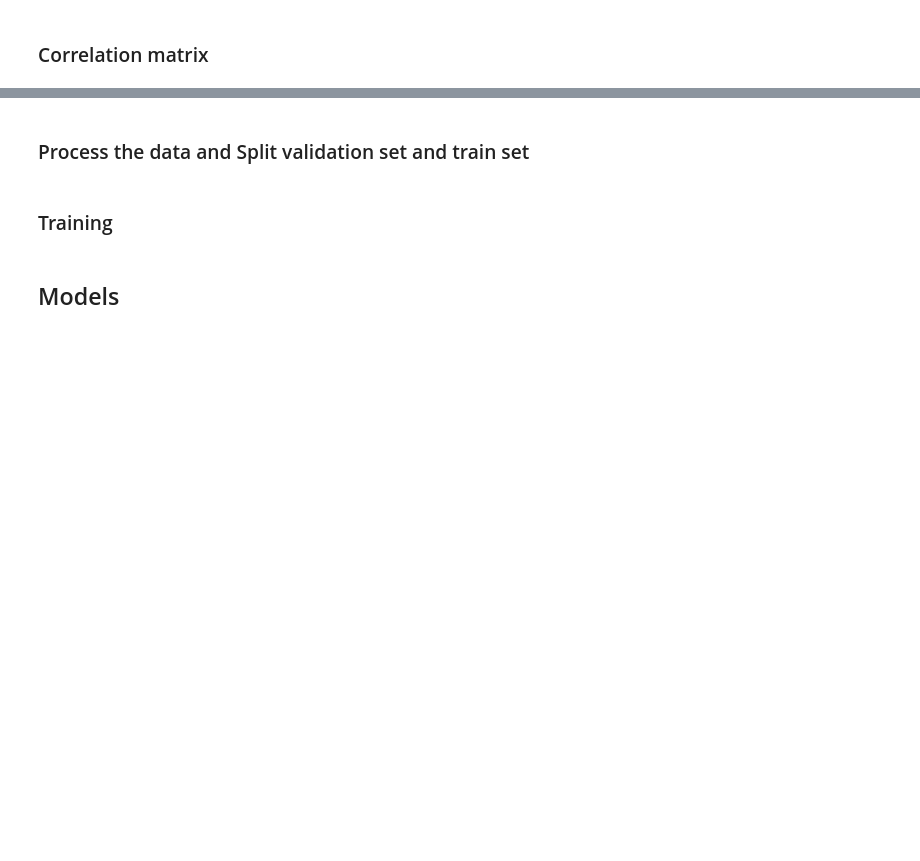
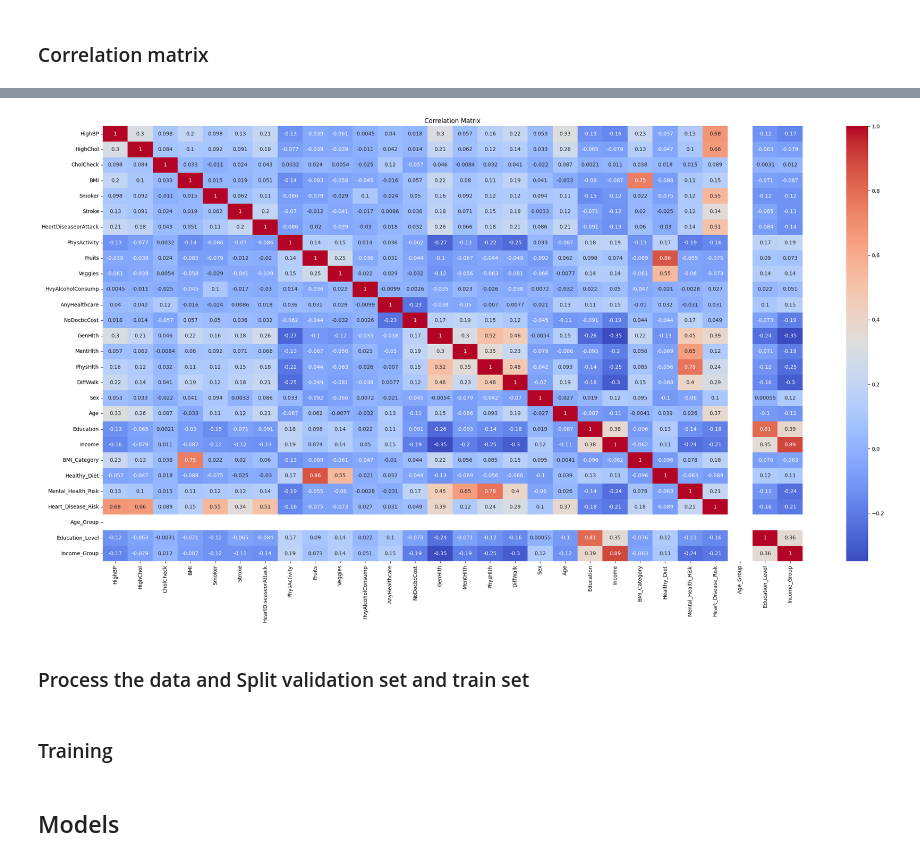
Before and after one commit to GharibSidney/kaggle_ML, a Jupyter notebook: src/test.ipynb, the cells around one changed output, grey strips where cells are left out. Cells and saved outputs as stored; diff of their text form; code cells hidden in the pictures; blank space fills up the shorter version.

```diff
--- a/src/test.ipynb
+++ b/src/test.ipynb
@@ -127,3 +216,30 @@ plt.show()
+# %%
+from sklearn.preprocessing import MinMaxScaler, OrdinalEncoder
+bmi_category_order = ['Underweight', 'Normal weight', 'Overweight', 'Obese']
+age_group_order = ['Young']
+education_level_order = ['No High School', 'High School Graduate', 'Some College']
+income_group_order = ['Low Income', 'Middle Income', 'High Income']
+
+def ordinal_feature_encoding(X, X_test):
+  non_numerical_col = X.select_dtypes(exclude=['number']).columns
+  ordinal_encoder = OrdinalEncoder(categories=[bmi_category_order, age_group_order, education_level_order, income_group_order])
+  X[non_numerical_col] = ordinal_encoder.fit_transform(X[non_numerical_col])
+  X_test[non_numerical_col] = ordinal_encoder.transform(X_test[non_numerical_col])
+
+
+  return X, X_test, non_numerical_col
+
+#Correlation matrix
+def plot_correlation_matrix(X):
+  corr = X.select_dtypes(include=[float, int]).corr()
+  plt.figure(figsize=(30, 15))
+  sns.heatmap(corr, annot=True, cmap='coolwarm')
+  plt.title('Correlation Matrix')
+  plt.show()
+X_encoded, X_test_encoded, non_numerical_col = ordinal_feature_encoding(X, X_testing)
+plot_correlation_matrix(X_encoded)
+# %% [output]
+[figure, added]
 # %% [markdown]
 ### Process the data and Split validation set and train set
 # %%
```
Also changed, not shown: parts of 15 cells of this notebook.
